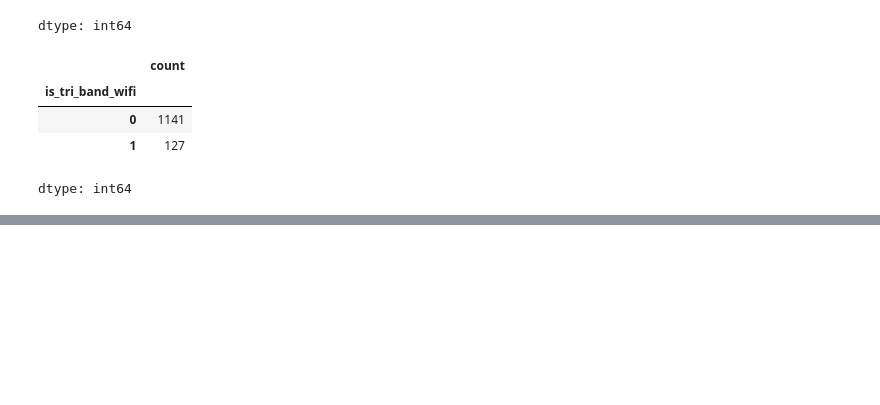
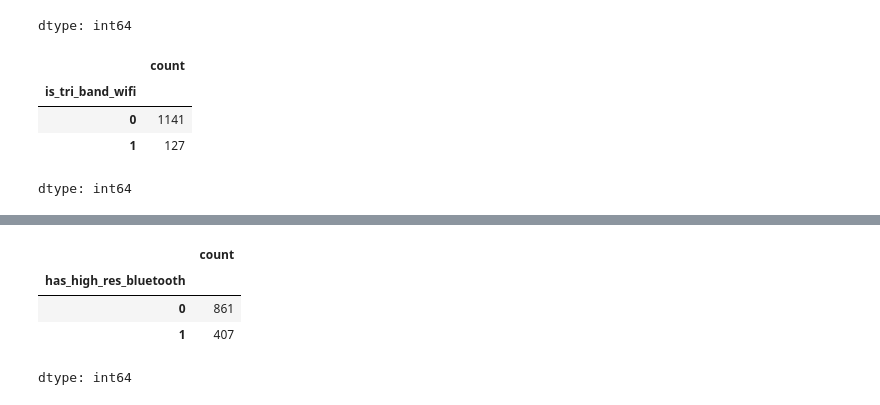
Before and after one commit to rajeshxdatascience/smartphone-recommender-system, a Jupyter notebook: SpecLens_AI_Data_Engineering.ipynb, the cells around one changed output, grey strips where cells are left out. Saved outputs shown, nothing was run; the diff lists cells and outputs as text; code cells hidden in the pictures; blank space fills up the shorter version.

```diff
--- a/SpecLens_AI_Data_Engineering.ipynb
+++ b/SpecLens_AI_Data_Engineering.ipynb
@@ -5071,0 +5140,8 @@ dtype: int64
+# %%
+df['has_high_res_bluetooth'].value_counts()
+# %% [output]
+|  | count |
+| has_high_res_bluetooth |  |
+| 0 | 861 |
+| 1 | 407 |
+dtype: int64
```
Also changed, not shown: parts of 7 cells of this notebook.
